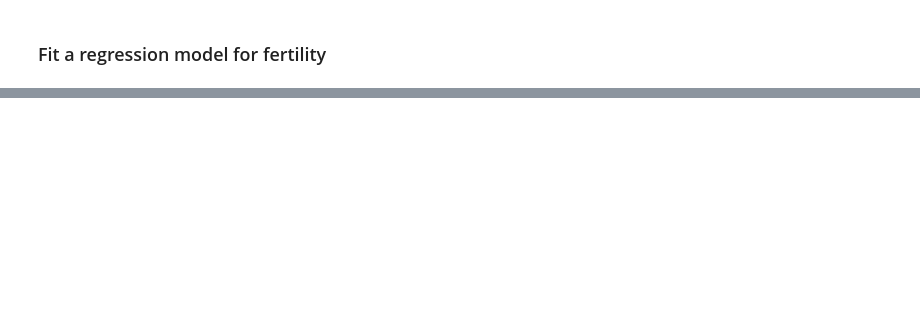
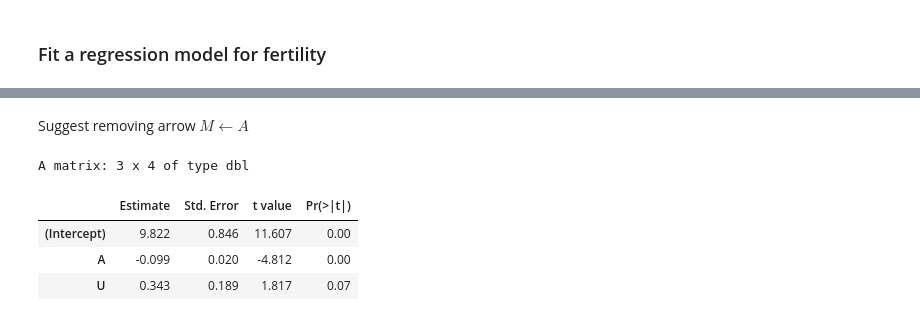
Before and after one commit to StaThin/RGM, a Jupyter notebook: examples.ipynb, the cells around one changed output, grey strips where cells are left out. Cells and saved outputs as stored; diff of their text form; code cells hidden in the pictures; blank space fills up the shorter version.

```diff
--- a/examples.ipynb
+++ b/examples.ipynb
@@ -503,0 +116,11 @@ ci_test("X4", c("X1", "X2"), test = "mi", data = coppen_data)
+# %% [markdown]
+Suggest removing arrow $M \leftarrow A$
+# %%
+m3 <- lm(E ~ A + U , data = fijians)
+round(summary(m3)$coef, 3)
+# %% [output]
+A matrix: 3 x 4 of type dbl
+|  | Estimate | Std. Error | t value | Pr(>|t|) |
+| (Intercept) | 9.822 | 0.846 | 11.607 | 0.00 |
+| A | -0.099 | 0.020 | -4.812 | 0.00 |
+| U | 0.343 | 0.189 | 1.817 | 0.07 |
```
Also changed, not shown: parts of 27 cells of this notebook, 2 other files.
